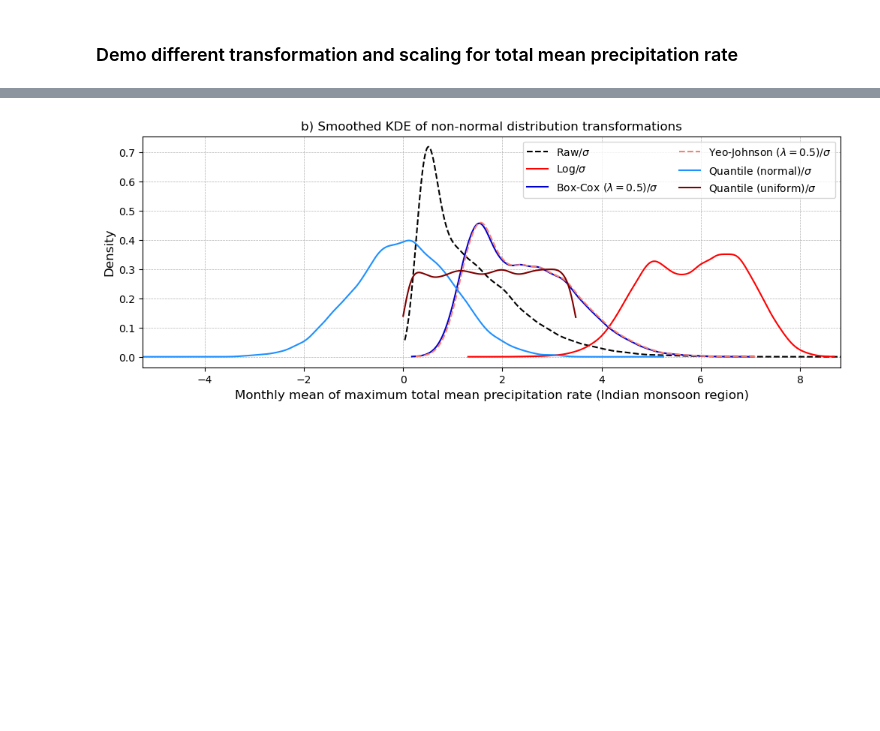
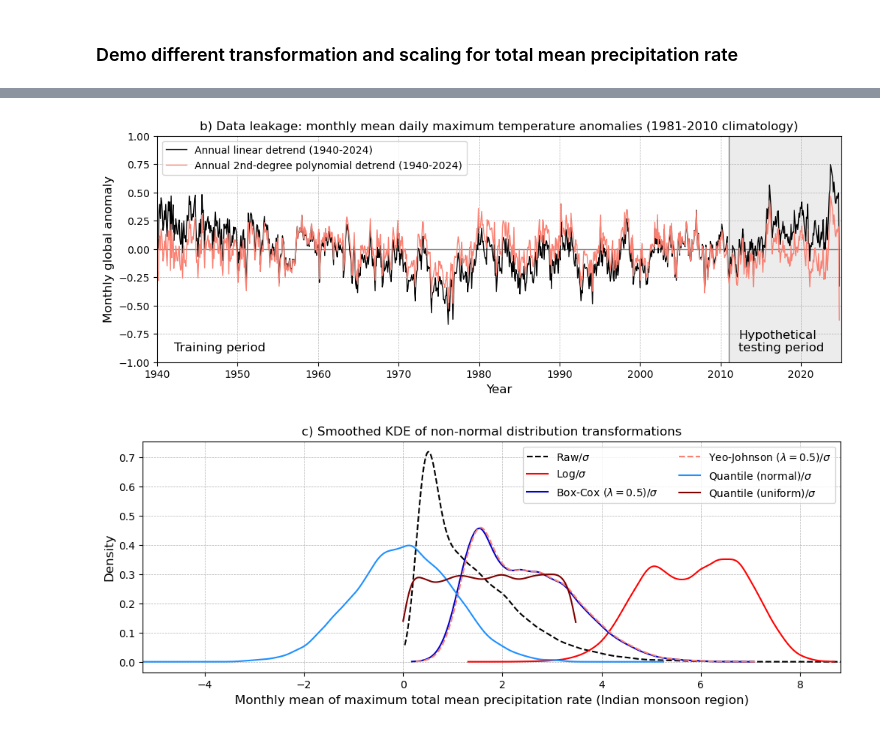
Before and after one commit to jhayron-perez/WRs_Preprocessing_BAMSPaper, a Jupyter notebook: bams_fig_expreprocessing.ipynb, the cells around one changed output, grey strips where cells are left out. Saved outputs shown, nothing was run; the diff lists cells and outputs as text; code cells hidden in the pictures; blank space fills up the shorter version.

```diff
--- a/bams_fig_expreprocessing.ipynb
+++ b/bams_fig_expreprocessing.ipynb
@@ -261,3 +247,93 @@ plt.show()
+# %%
+########################################## open time series monthly 2m temp max
+
+dsts = xr.open_dataset("/glade/derecho/scratch/molina/bams_timeseries_sample.nc")['MX2T']
+
+# 1981-2010 fixed monthly climatology
+clim1 = dsts.sel(datetime=slice("1981-01-01", "2010-12-31")).groupby('datetime.month').mean(skipna=True)
+an1 = dsts.groupby('datetime.month') - clim1
+
+########################################## figure time
+
+plt.figure(figsize=(12,4))
+
+plt.axvspan(2011, 2025, color='gray', alpha=0.15)
+
+# plot horizontal line at zero
+plt.hlines(
+    y=0,
+    xmin=month_year_create(an1.datetime.dt.year.values)[0],
+    xmax=month_year_create(an1.datetime.dt.year.values)[-1],
+    lw=1, ls='-', colors='grey'
+)
+
+# plot horizontal line at zero
+plt.vlines(
+    x=2011,
+    ymin=-1,
+    ymax=1,
+    lw=1, ls='-', colors='grey'
+)
+
+########################################## annual detrend everything (leakage)
+
+trend_data = an1.resample(datetime="YS").mean(skipna=True)
+# annual climo years
+x_trend = trend_data.datetime.dt.year.values
+# coeffs
+coeffs = np.polyfit(x_trend, trend_data, deg=1)
+
+# line 2
+line_2_ = an1 - np.polyval(coeffs, month_year_create(an1.datetime.dt.year.values))
+
+# detrend all data with 1981-2010 trendline
+plt.plot(
+    month_year_create(an1.datetime.dt.year.values),
+    line_2_,
+    c='k', lw=1., label="Annual linear detrend (1940-2024)"
+)
+
+########################################## annual detrend everything (leakage)
+
+trend_data = an1.resample(datetime="YS").mean(skipna=True)
+# annual climo years
+x_trend = trend_data.datetime.dt.year.values
+# coeffs
+coeffs = np.polyfit(x_trend, trend_data, deg=2)
+
+# line 2
+line_2_ = an1 - np.polyval(coeffs, month_year_create(an1.datetime.dt.year.values))
+
+# detrend all data with 1981-2010 trendline
+plt.plot(
+    month_year_create(an1.datetime.dt.year.values),
+    line_2_,
+    c='salmon', lw=1., ls='-', label="Annual 2nd-degree polynomial detrend (1940-2024)"
+)
+
+##########################################
+
+plt.ylabel('Monthly global anomaly', fontsize=12)
+plt.xlabel('Year', fontsize=12)
+plt.grid(ls='--', lw=0.5)
+plt.margins(x=0, y=0)
+plt.annotate(
+    'Training period', fontsize=12,
+    xy=(0.025, 0.05), xycoords='axes fraction',
+    xytext=(0.025, 0.05), textcoords='axes fraction'
+)
+plt.annotate(
+    'Hypothetical\ntesting period', fontsize=12,
+    xy=(0.85, 0.05), xycoords='axes fraction',
+    xytext=(0.85, 0.05), textcoords='axes fraction'
+)
+plt.title('b) Data leakage: monthly mean daily maximum temperature anomalies (1981-2010 climatology)', fontsize=12)
+plt.legend()
+plt.show()
+
+##########################################
+# %% [output]
+[figure, added]
 # %%
 # RAW DATA
 dstp = xr.open_dataset("/glade/derecho/scratch/molina/bams_mtpr_timeseries_sample.nc")
```
Also changed, not shown: parts of 6 cells of this notebook, 1 other file.
